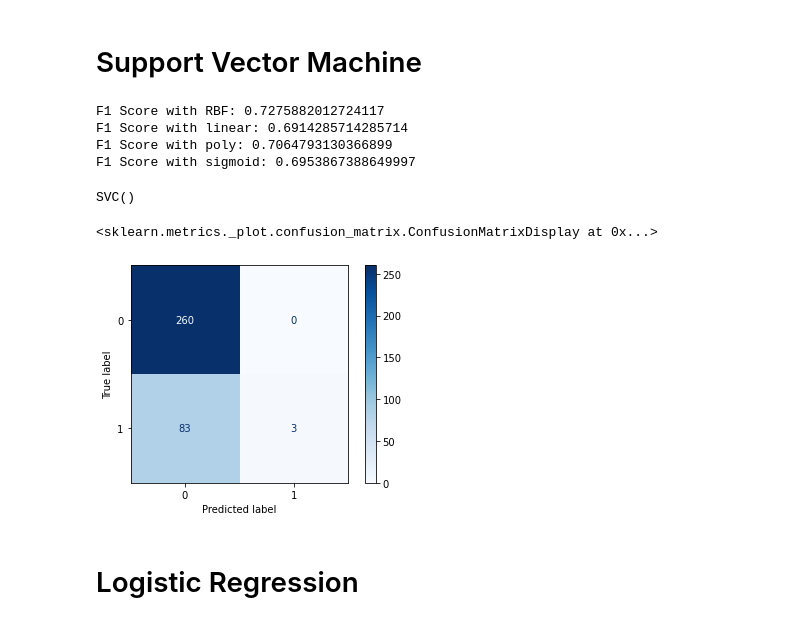
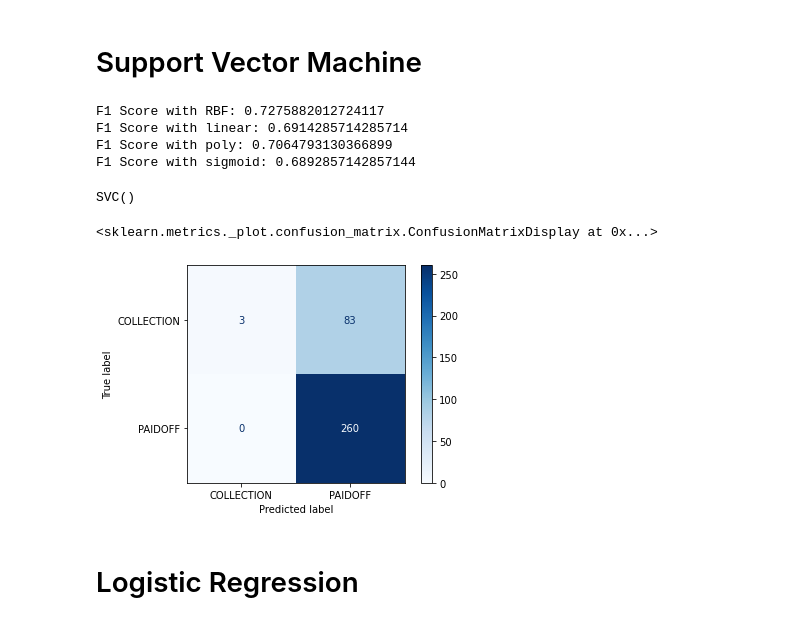
Before and after one commit to sainiabhinav95/coursera-capstone-project, a Jupyter notebook: Capstone_Intro_Project.ipynb, the cells around one changed output. Drawn from its saved outputs; the diff is of its cells as text; code cells hidden in the pictures.

```diff
--- a/Capstone_Intro_Project.ipynb
+++ b/Capstone_Intro_Project.ipynb
@@ -350,18 +346,15 @@ for n in range(1,d):
     mean_acc[n-1] = metrics.accuracy_score(Y2_test, yhat2)
 
 
-    std_acc[n-1]=np.std(yhat==Y1_test)/np.sqrt(yhat.shape[0])
-
 mean_acc
 plt.plot(range(1,d),mean_acc,'g')
-plt.fill_between(range(1,d),mean_acc - 1 * std_acc,mean_acc + 1 * std_acc, alpha=0.10)
-plt.legend(('Accuracy ', '+/- 3xstd'))
+plt.legend(('Accuracy'))
 plt.ylabel('Accuracy ')
 plt.xlabel('Max Depth (d)')
 plt.tight_layout()
 plt.show()
 
-#Selecting d = 4 as max depth
-loanTree = DecisionTreeClassifier(criterion="entropy", max_depth = 4)
-loanTree.fit(Feature,y_bin)
+#Selecting d = 6 as max depth
+loanTree = DecisionTreeClassifier(criterion="entropy", max_depth = 6)
+loanTree.fit(Feature,y)
 # %% [output]
@@ -399,40 +392,40 @@ from sklearn import svm
 from sklearn.metrics import f1_score
 
 #Finding best kernel
-clf = svm.SVC(kernel='rbf')
-clf.fit(X1_train, Y1_train)
-print("F1 Score with RBF:", f1_score(Y1_test, clf.predict(X1_test), average='weighted'))
+clf1 = svm.SVC(kernel='rbf')
+clf1.fit(X1_train, Y1_train)
+print("F1 Score with RBF:", f1_score(Y1_test, clf1.predict(X1_test), average='weighted'))
 
 
-clf = svm.SVC(kernel='linear')
-clf.fit(X1_train, Y1_train)
-print("F1 Score with linear:", f1_score(Y1_test, clf.predict(X1_test), average='weighted'))
+clf2 = svm.SVC(kernel='linear')
+clf2.fit(X1_train, Y1_train)
+print("F1 Score with linear:", f1_score(Y1_test, clf2.predict(X1_test), average='weighted'))
 
-clf = svm.SVC(kernel='poly')
-clf.fit(X1_train, Y1_train)
-print("F1 Score with poly:", f1_score(Y1_test, clf.predict(X1_test), average='weighted'))
+clf3 = svm.SVC(kernel='poly')
+clf3.fit(X1_train, Y1_train)
+print("F1 Score with poly:", f1_score(Y1_test, clf3.predict(X1_test), average='weighted'))
 
-clf = svm.SVC(kernel='sigmoid')
-clf.fit(X1_train, Y1_train)
-print("F1 Score with sigmoid:", f1_score(Y1_test, clf.predict(X1_test), average='weighted'))
+clf4 = svm.SVC(kernel='sigmoid')
+clf4.fit(X1_train, Y1_train)
+print("F1 Score with sigmoid:", f1_score(Y1_test, clf4.predict(X1_test), average='weighted'))
 
 #RBF gives best results
 clf = svm.SVC(kernel='rbf')
-clf.fit(X, y_bin)
+clf.fit(X, y)
 # %% [output]
 F1 Score with RBF: 0.7275882012724117
 F1 Score with linear: 0.6914285714285714
 F1 Score with poly: 0.7064793130366899
-F1 Score with sigmoid: 0.6953867388649997
+F1 Score with sigmoid: 0.6892857142857144
 SVC()
 # %%
 #Plotting confusion matrix
 from sklearn.metrics import plot_confusion_matrix
 
-plot_confusion_matrix(clf, X, y_bin, cmap=plt.cm.Blues)
+plot_confusion_matrix(clf, X, y, cmap=plt.cm.Blues)
 # %% [output]
 <sklearn.metrics._plot.confusion_matrix.ConfusionMatrixDisplay at 0x...>
-[figure, old version]
+[figure, new version]
 # %% [markdown]
 # Logistic Regression
 # %%
```
Also changed, not shown: parts of 15 cells of this notebook.
